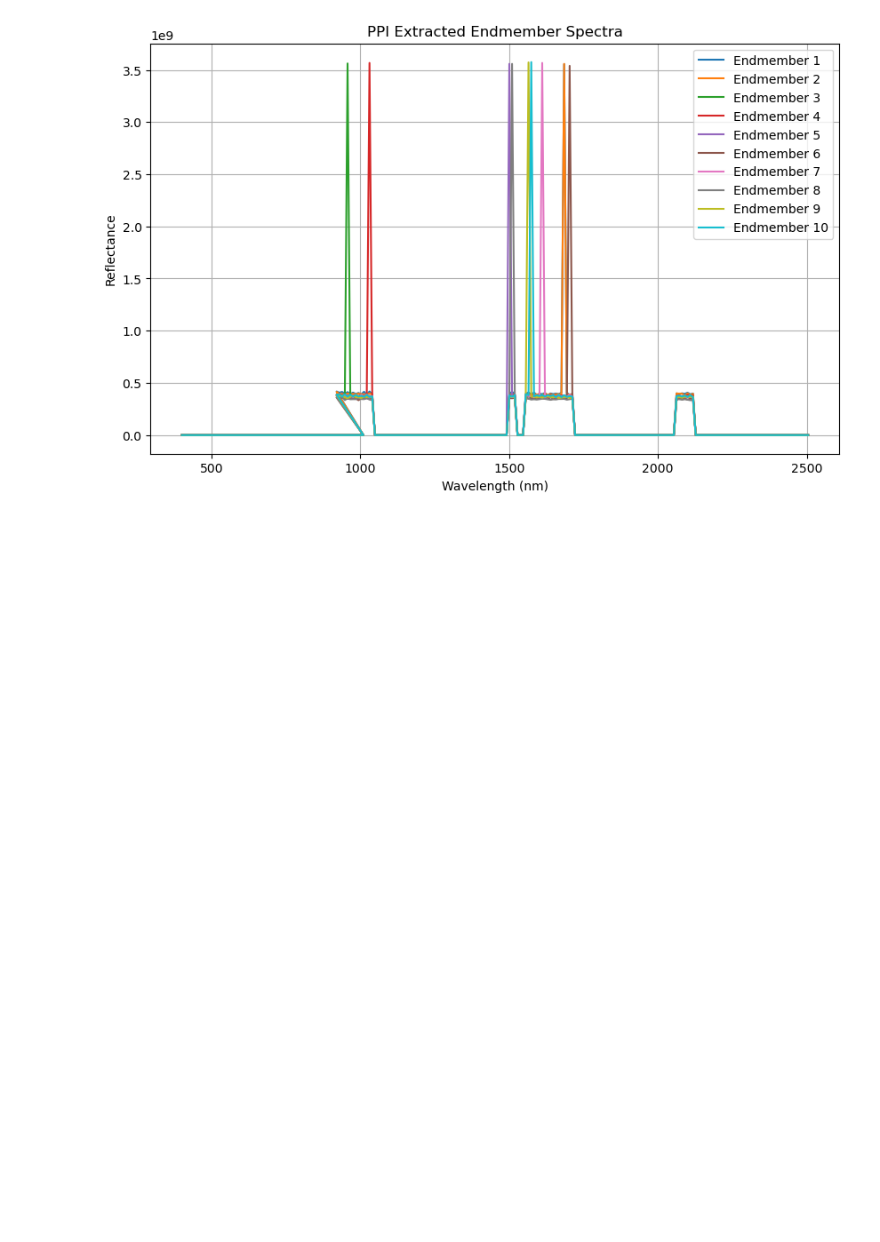
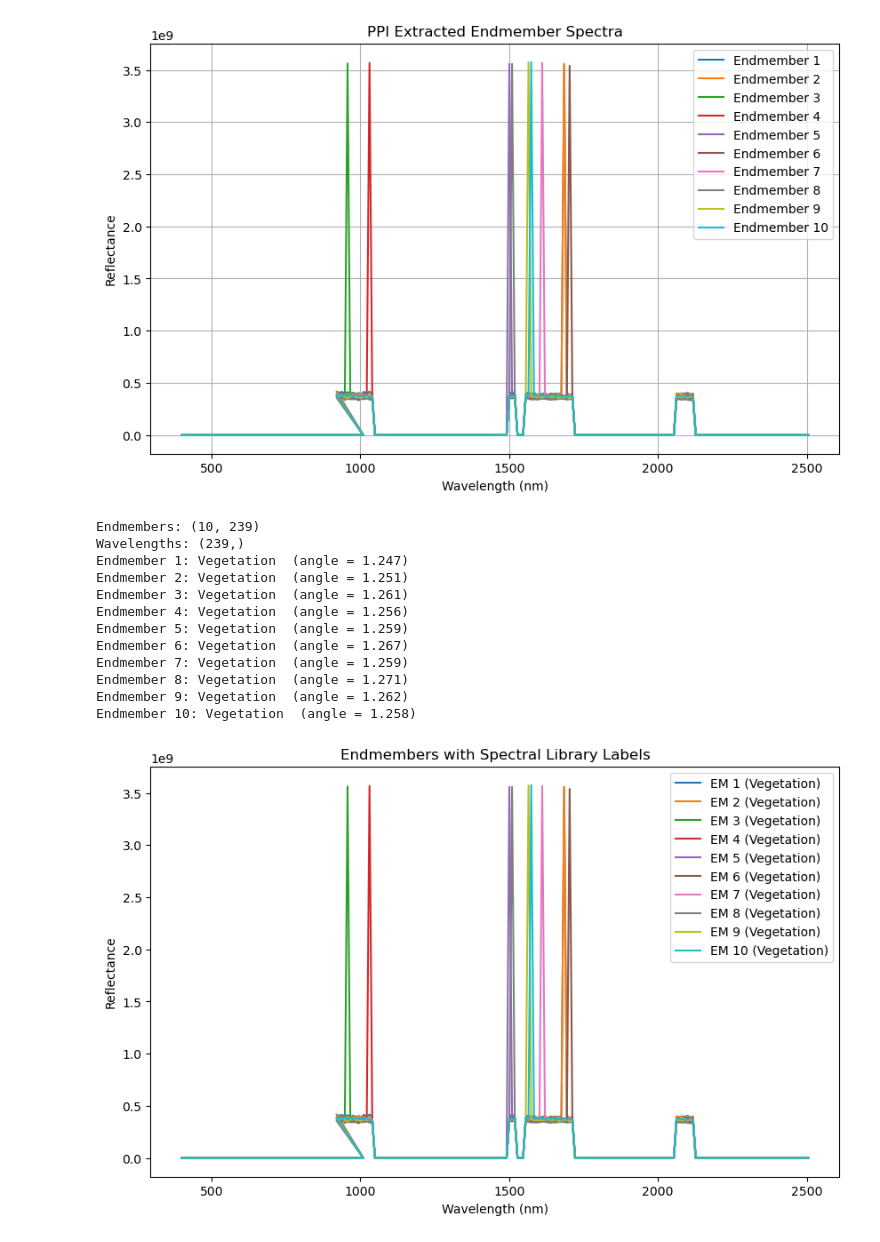
Before and after one commit to Daljit777/hyperspec_project, a Jupyter notebook: project.ipynb, the cells around one changed output. Saved outputs shown, nothing was run; the diff lists cells and outputs as text; code cells hidden in the pictures; blank space fills up the shorter version.

Commit message:
Target Detection

```diff
--- a/project.ipynb
+++ b/project.ipynb
@@ -1057,3 +1057,79 @@ plt.show()
 # %% [output]
 Endmembers shape: (10, 239)
 [figure]
+# %%
+# SAM [Spectral Angle Mapper] for Target Detection / Spectral Matching
+import numpy as np
+import matplotlib.pyplot as plt
+
+endmembers = np.load("endmembers.npy")     # (10, 239)
+wavelengths = np.load("wavelengths_fixed.npy")   # (239,)
+
+print("Endmembers:", endmembers.shape)
+print("Wavelengths:", wavelengths.shape)
+
+
+# Simple reference spectra (normalized shapes)
+
+def vegetation_spectrum(wl):
+    return np.where(wl < 700, 0.1, 0.5 + 0.4*np.tanh((wl-700)/40))
+
+def water_spectrum(wl):
+    return np.exp(-(wl-500)/300)
+
+def mineral_spectrum(wl):
+    return 0.3 + 0.05*np.sin(wl/200)
+
+library = {
+    "Vegetation": vegetation_spectrum(wavelengths),
+    "Water": water_spectrum(wavelengths),
+    "Mineral": mineral_spectrum(wavelengths)
+}
+
+
+# Define Spectral Angle Mapper (SAM)
+def spectral_angle(a, b):
+    a = a / np.linalg.norm(a)
+    b = b / np.linalg.norm(b)
+    return np.arccos(np.clip(np.dot(a, b), -1, 1))
+
+
+# Match each endmember with library
+labels = []
+
+for i, spec in enumerate(endmembers):
+    angles = {}
+    for name, ref in library.items():
+        angles[name] = spectral_angle(spec, ref)
+
+    best_match = min(angles, key=angles.get)
+    labels.append(best_match)
+
+    print(f"Endmember {i+1}: {best_match}  (angle = {angles[best_match]:.3f})")
+
+
+# Plot endmembers
+plt.figure(figsize=(10,6))
+
+for i in range(len(endmembers)):
+    plt.plot(wavelengths, endmembers[i], label=f"EM {i+1} ({labels[i]})")
+
+plt.xlabel("Wavelength (nm)")
+plt.ylabel("Reflectance")
+plt.title("Endmembers with Spectral Library Labels")
+plt.legend()
+plt.show()
+# %% [output]
+Endmembers: (10, 239)
+Wavelengths: (239,)
+Endmember 1: Vegetation  (angle = 1.247)
+Endmember 2: Vegetation  (angle = 1.251)
+Endmember 3: Vegetation  (angle = 1.261)
+Endmember 4: Vegetation  (angle = 1.256)
+Endmember 5: Vegetation  (angle = 1.259)
+Endmember 6: Vegetation  (angle = 1.267)
+Endmember 7: Vegetation  (angle = 1.259)
+Endmember 8: Vegetation  (angle = 1.271)
+Endmember 9: Vegetation  (angle = 1.262)
+Endmember 10: Vegetation  (angle = 1.258)
+[figure, added]
```
